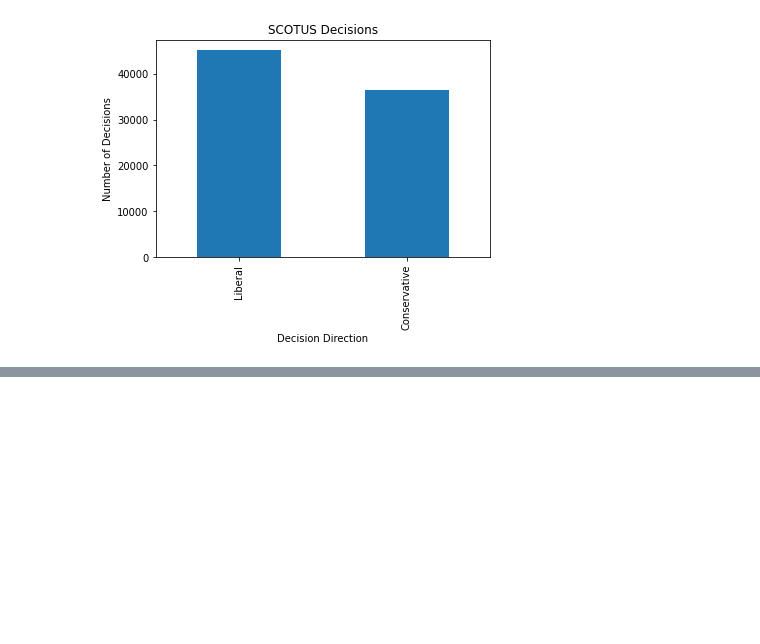
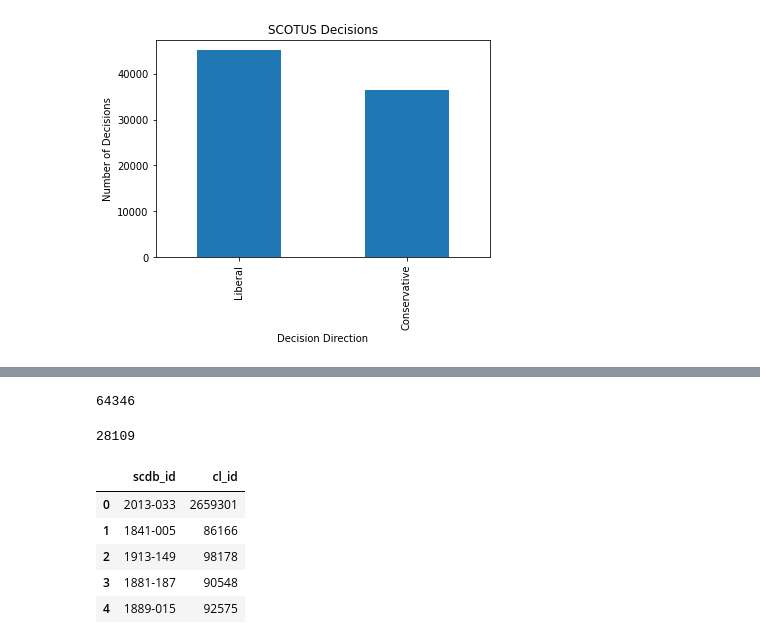
Before and after one commit to parkererickson/csci5525-final-project, a Jupyter notebook: citation-graph/scdb_eda.ipynb, the cells around one changed output, grey strips where cells are left out. Cells and saved outputs as stored; diff of their text form; code cells hidden in the pictures; blank space fills up the shorter version.

```diff
--- a/citation-graph/scdb_eda.ipynb
+++ b/citation-graph/scdb_eda.ipynb
@@ -122,0 +138,39 @@ df["directionLabel"].value_counts().plot(kind="bar", title="SCOTUS Decisions", x
+# %%
+import os
+
+files = os.listdir("./scotus_clusters")
+
+files = [x for x in files if ".json" in x]
+# %%
+len(files)
+# %% [output]
+64346
+# %%
+import json
+
+mapping = {}
+for f in files:
+    with open("./scotus_clusters/"+f) as case:
+        try:
+            data = json.load(case)
+            try:
+                if data["scdb_id"] != '':
+                    mapping[data["scdb_id"]] = data["id"]
+            except KeyError:
+                pass
+        except UnicodeDecodeError:
+            pass
+# %%
+len(mapping)
+# %% [output]
+28109
+# %%
+scdb_cl = pd.DataFrame.from_dict(mapping, orient="index").reset_index().rename(columns={"index":"scdb_id", 0:"cl_id"})
+scdb_cl.head()
+# %% [output]
+|  | scdb_id | cl_id |
+| 0 | 2013-033 | 2659301 |
+| 1 | 1841-005 | 86166 |
+| 2 | 1913-149 | 98178 |
+| 3 | 1881-187 | 90548 |
+| 4 | 1889-015 | 92575 |
```
Also changed, not shown: parts of 12 cells of this notebook, 7 other files.
